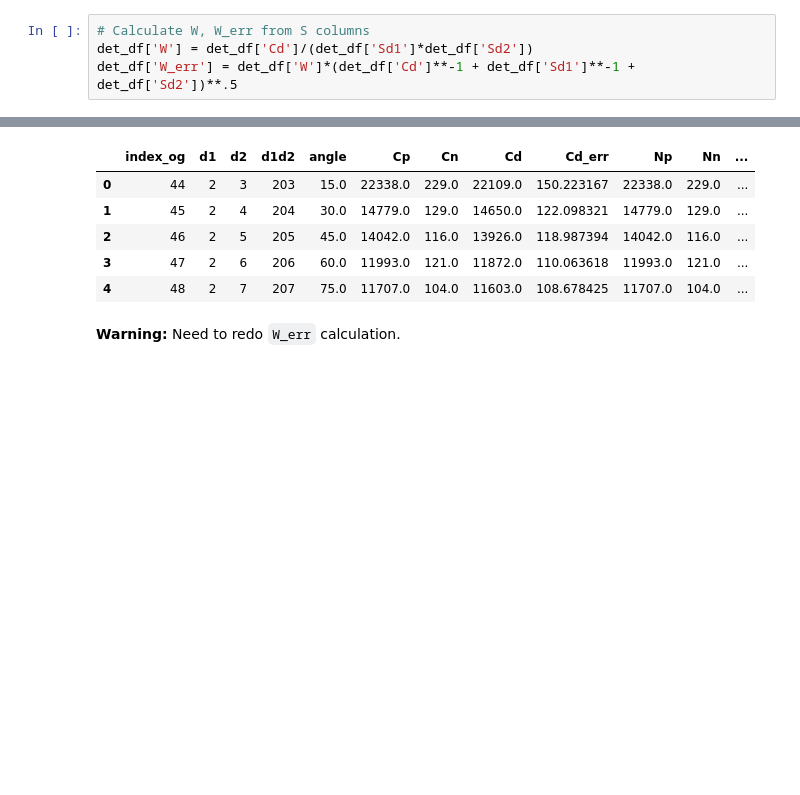
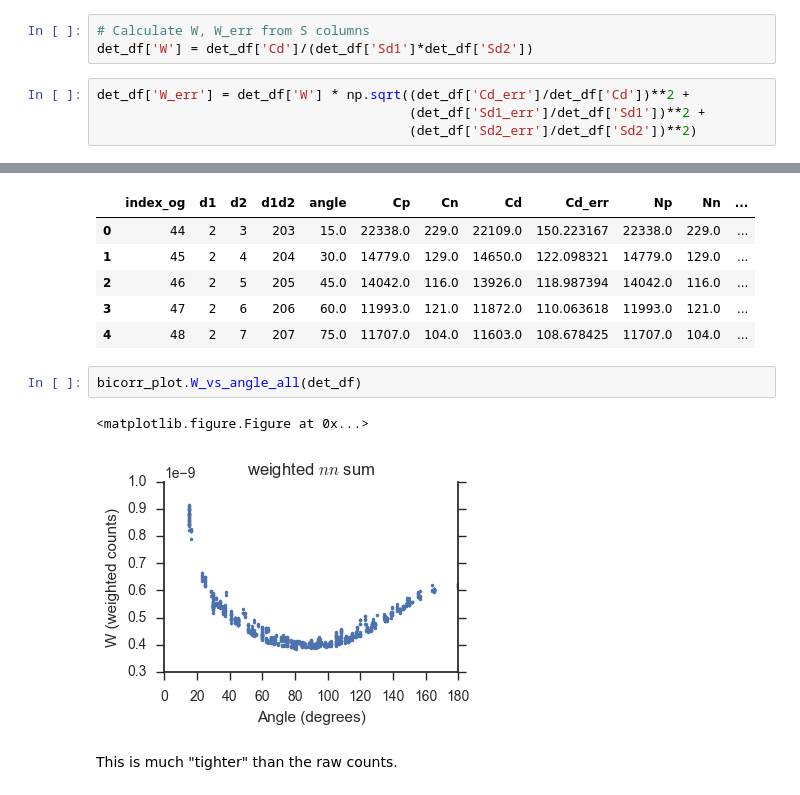
Before and after one commit to pfschus/fission_bicorrelation, a Jupyter notebook: methods/singles_correction.ipynb, the cells around one changed output, grey strips where cells are left out. Drawn from its saved outputs; the diff is of its cells as text; blank space fills up the shorter version.

```diff
--- a/methods/singles_correction.ipynb
+++ b/methods/singles_correction.ipynb
@@ -254,7 +254,10 @@ for index in singles_df.index.values:
 # %%
 # Calculate W, W_err from S columns
 det_df['W'] = det_df['Cd']/(det_df['Sd1']*det_df['Sd2'])
-det_df['W_err'] = det_df['W']*(det_df['Cd']**-1 + det_df['Sd1']**-1 + det_df['Sd2'])**.5
+# %%
+det_df['W_err'] = det_df['W'] * np.sqrt((det_df['Cd_err']/det_df['Cd'])**2 +
+                                        (det_df['Sd1_err']/det_df['Sd1'])**2 +
+                                        (det_df['Sd2_err']/det_df['Sd2'])**2)
 # %%
 det_df.head()
 # %% [output]
@@ -264,5 +267,10 @@ det_df.head()
 | 2 | 46 | 2 | 5 | 205 | 45.0 | 14042.0 | 116.0 | 13926.0 | 118.987394 | 14042.0 | 116.0 | ... |
 | 3 | 47 | 2 | 6 | 206 | 60.0 | 11993.0 | 121.0 | 11872.0 | 110.063618 | 11993.0 | 121.0 | ... |
 | 4 | 48 | 2 | 7 | 207 | 75.0 | 11707.0 | 104.0 | 11603.0 | 108.678425 | 11707.0 | 104.0 | ... |
-# %% [markdown]
-**Warning:** Need to redo `W_err` calculation.
+# %%
+bicorr_plot.W_vs_angle_all(det_df)
+# %% [output]
+<matplotlib.figure.Figure at 0x...>
+[figure, added]
+# %% [markdown]
+This is much "tighter" than the raw counts.
```
Also changed, not shown: 3 other files.
